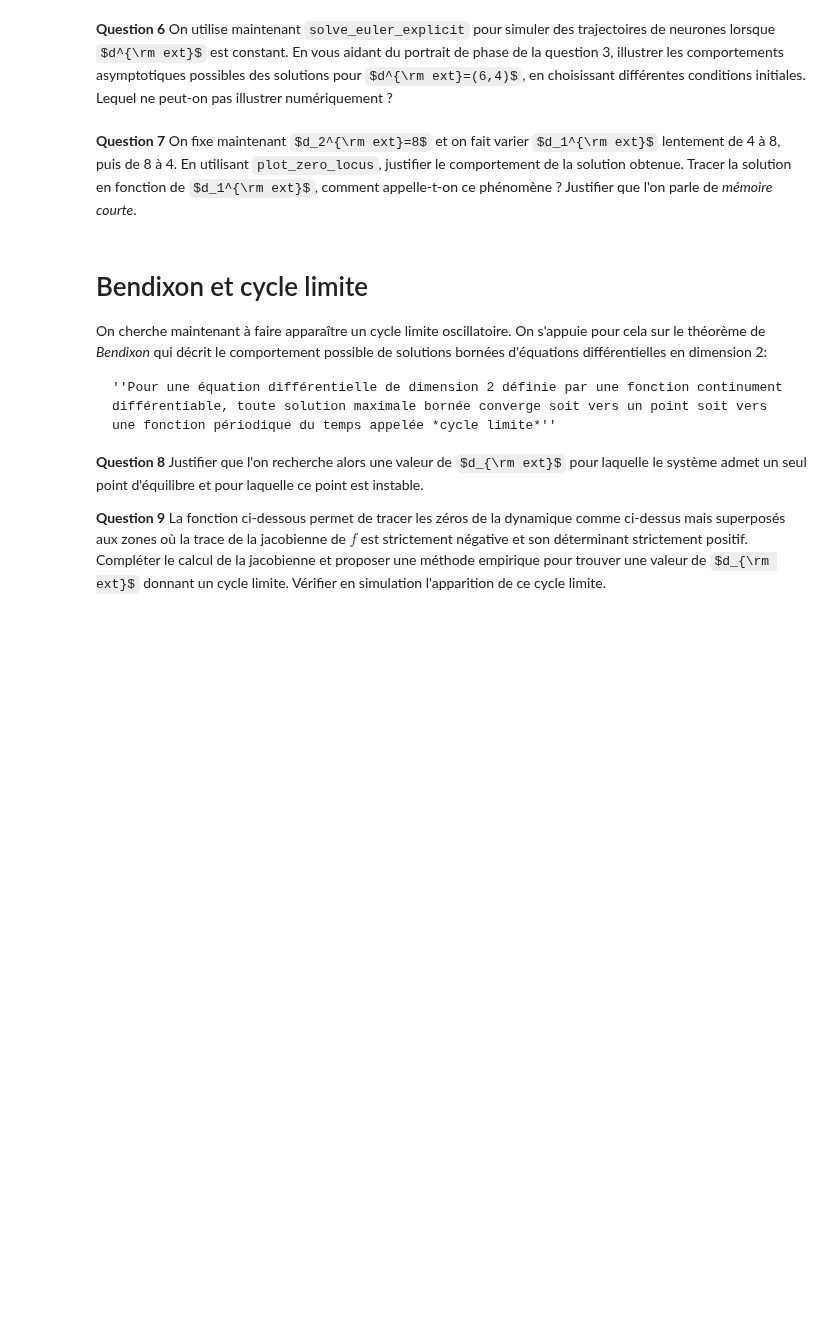
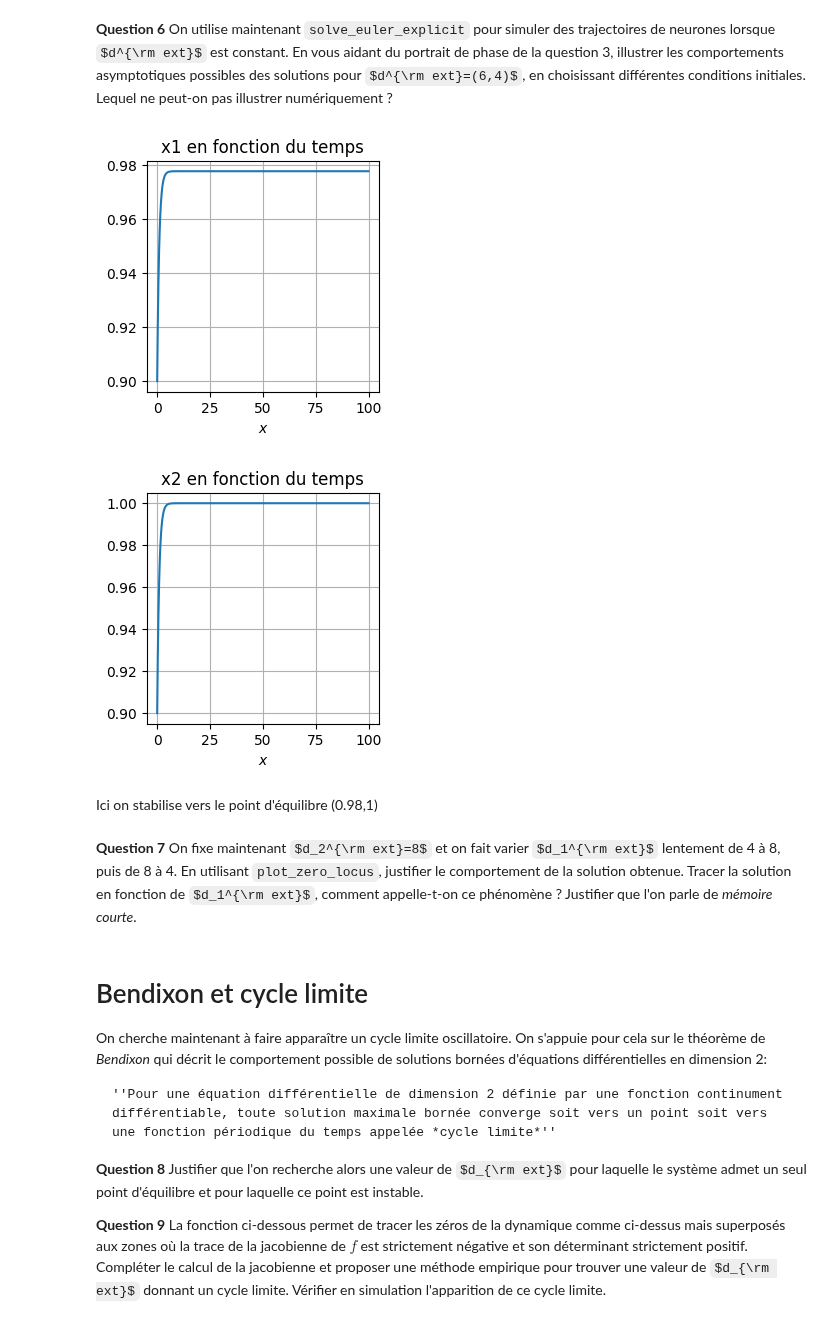
Before and after one commit to JulieBoyer/CotteBoyer, a Jupyter notebook: Projet_Eq_Diff.ipynb, the cells around one changed output. Drawn from its saved outputs; the diff is of its cells as text; code cells hidden in the pictures; some formulas as TeX source; blank space fills up the shorter version.

```diff
--- a/Projet_Eq_Diff.ipynb
+++ b/Projet_Eq_Diff.ipynb
@@ -268,12 +286,33 @@ On calculera ensuite la norme de la différence entre chaque résultat successif
 # %%
 def f_d_ext_constant(t,x):
     d_ext = np.array([6.0,4.0])
     return -x + sigmoid(np.dot(W,x)+d_ext)
 
 x0 = (0.9,0.9)
 dt = 0.1
 t0, tf = 0.0, 100.0
 time, x = solve_euler_explicit(f_d_ext_constant, x0, dt, t0, tf)
+x1=np.array([x[i][0] for i in range(len(x))])
+x2=np.array([x[i][1] for i in range(len(x))])
+
+plt.figure()
+plt.plot(time,x1)
+plt.grid(True)
+plt.xlabel('$x$')
+plt.title("x1 en fonction du temps")
+plt.show()
+
+plt.figure()
+plt.plot(time,x2)
+plt.grid(True)
+plt.xlabel('$x$')
+plt.title("x2 en fonction du temps")
+plt.show()
+# %% [output]
+[figure, added]
+[figure, added]
+# %% [markdown]
+Ici on stabilise vers le point d'équilibre (0.98,1)
 # %% [markdown]
 **Question 7** On fixe maintenant $d_2^{\rm ext}=8$ et on fait varier $d_1^{\rm ext}$ lentement de 4 à 8, puis de 8 à 4. En utilisant ``plot_zero_locus``, justifier le comportement de la solution obtenue. Tracer la solution en fonction de $d_1^{\rm ext}$, comment appelle-t-on ce phénomène ? Justifier que l'on parle de *mémoire courte*.
 # %%
```
Also changed, not shown: parts of 5 cells of this notebook.
